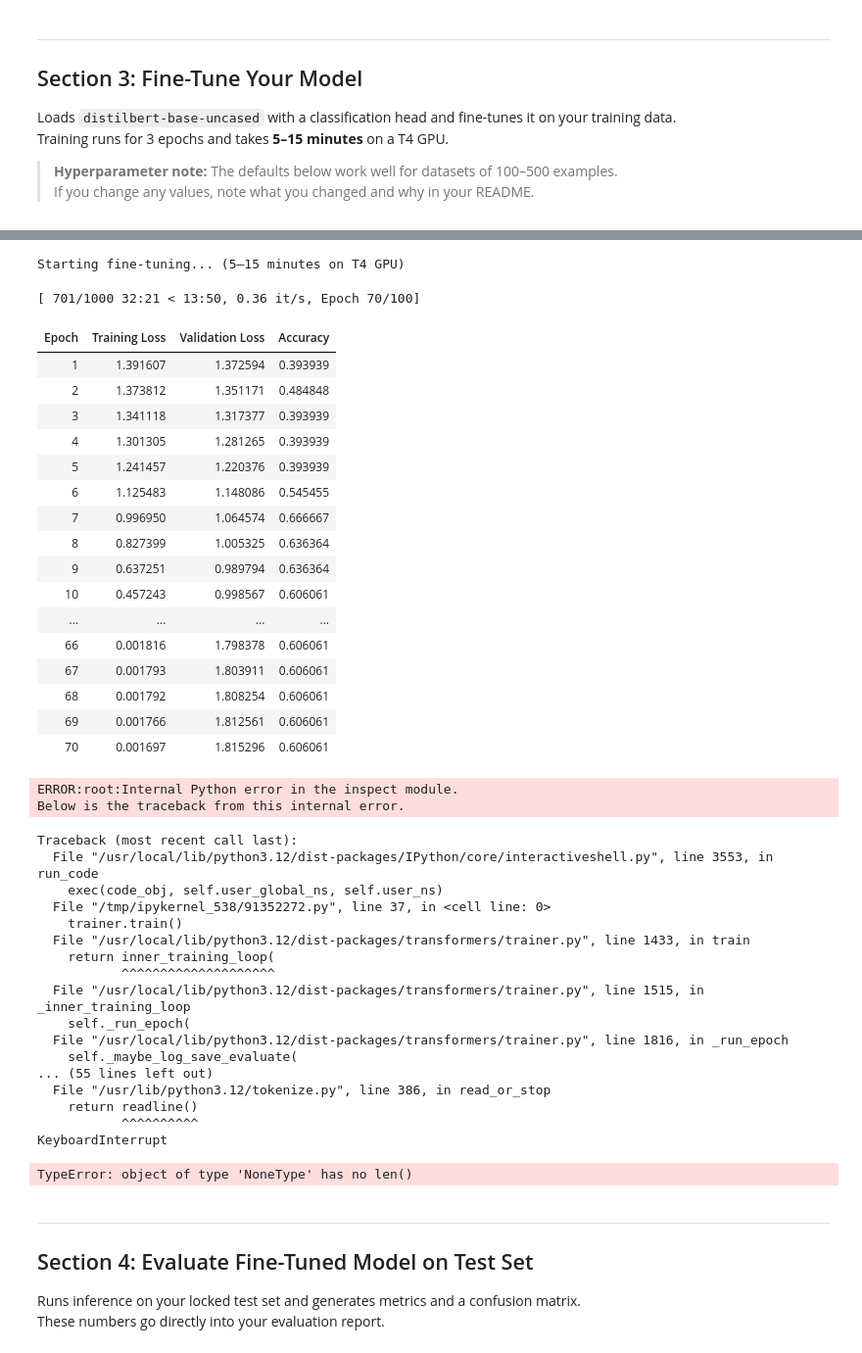
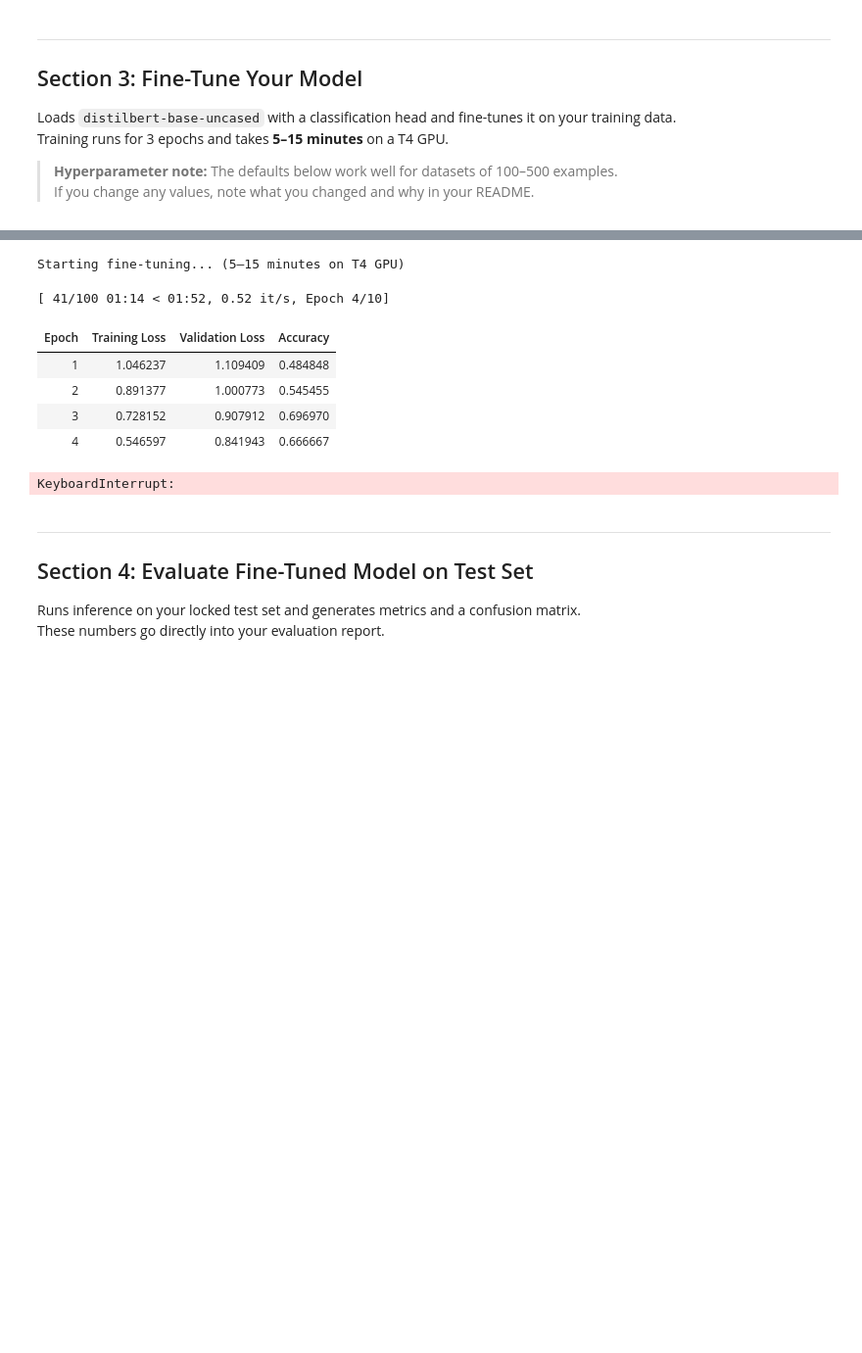
Before and after one commit to jesswsong/ai201_project3_takemeter_fin, a Jupyter notebook: ai201_project3_takemeter_starter_clean.ipynb, the cells around one changed output, grey strips where cells are left out. Shown at 98% size. Saved outputs shown, nothing was run; the diff lists cells and outputs as text; code cells hidden in the pictures; blank space fills up the shorter version.

```diff
--- a/ai201_project3_takemeter_starter_clean.ipynb
+++ b/ai201_project3_takemeter_starter_clean.ipynb
@@ -275,73 +277,42 @@ def compute_metrics(eval_pred):
 # ─────────────────────────────────────────────────────────────────────────
 training_args = TrainingArguments(
     output_dir="./takemeter-model",
-    num_train_epochs=100,
+    num_train_epochs=10,
     per_device_train_batch_size=16,
     per_device_eval_batch_size=32,
-    learning_rate=2e-5,
+    learning_rate=3e-5,
     weight_decay=0.01,
-    warmup_steps=50,
+    warmup_steps=10,
     eval_strategy="epoch",
     save_strategy="epoch",
     save_total_limit=1,
     load_best_model_at_end=True,
     metric_for_best_model="accuracy",
     logging_steps=10,
     report_to="none",
 )
 
 trainer = Trainer(
     model=model,
     args=training_args,
     train_dataset=train_dataset,
     eval_dataset=val_dataset,
     data_collator=data_collator,
     compute_metrics=compute_metrics,
 )
 
 print("Starting fine-tuning... (5–15 minutes on T4 GPU)")
 trainer.train()
 print("\n✅ Fine-tuning complete")
 # %% [output]
 Starting fine-tuning... (5–15 minutes on T4 GPU)
-[ 701/1000 32:21 < 13:50, 0.36 it/s, Epoch 70/100]
+[ 41/100 01:14 < 01:52, 0.52 it/s, Epoch 4/10]
 | Epoch | Training Loss | Validation Loss | Accuracy |
-| 1 | 1.391607 | 1.372594 | 0.393939 |
-| 2 | 1.373812 | 1.351171 | 0.484848 |
-| 3 | 1.341118 | 1.317377 | 0.393939 |
-| 4 | 1.301305 | 1.281265 | 0.393939 |
-| 5 | 1.241457 | 1.220376 | 0.393939 |
-| 6 | 1.125483 | 1.148086 | 0.545455 |
-| 7 | 0.996950 | 1.064574 | 0.666667 |
-| 8 | 0.827399 | 1.005325 | 0.636364 |
-| 9 | 0.637251 | 0.989794 | 0.636364 |
-| 10 | 0.457243 | 0.998567 | 0.606061 |
-| ... | ... | ... | ... |
-| 66 | 0.001816 | 1.798378 | 0.606061 |
-| 67 | 0.001793 | 1.803911 | 0.606061 |
-| 68 | 0.001792 | 1.808254 | 0.606061 |
-| 69 | 0.001766 | 1.812561 | 0.606061 |
-| 70 | 0.001697 | 1.815296 | 0.606061 |
+| 1 | 1.046237 | 1.109409 | 0.484848 |
+| 2 | 0.891377 | 1.000773 | 0.545455 |
+| 3 | 0.728152 | 0.907912 | 0.696970 |
+| 4 | 0.546597 | 0.841943 | 0.666667 |
-ERROR:root:Internal Python error in the inspect module.
-Below is the traceback from this internal error.
+KeyboardInterrupt:
-Traceback (most recent call last):
-  File "/usr/local/lib/python3.12/dist-packages/IPython/core/interactiveshell.py", line 3553, in run_code
-    exec(code_obj, self.user_global_ns, self.user_ns)
-  File "/tmp/ipykernel_538/91352272.py", line 37, in <cell line: 0>
-    trainer.train()
-  File "/usr/local/lib/python3.12/dist-packages/transformers/trainer.py", line 1433, in train
-    return inner_training_loop(
-           ^^^^^^^^^^^^^^^^^^^^
-  File "/usr/local/lib/python3.12/dist-packages/transformers/trainer.py", line 1515, in _inner_training_loop
-    self._run_epoch(
-  File "/usr/local/lib/python3.12/dist-packages/transformers/trainer.py", line 1816, in _run_epoch
-    self._maybe_log_save_evaluate(
-... (55 lines left out)
-  File "/usr/lib/python3.12/tokenize.py", line 386, in read_or_stop
-    return readline()
-           ^^^^^^^^^^
-KeyboardInterrupt
-TypeError: object of type 'NoneType' has no len()
 # %% [markdown]
 ---
 ## Section 4: Evaluate Fine-Tuned Model on Test Set
```
Also changed, not shown: parts of 9 cells of this notebook.
